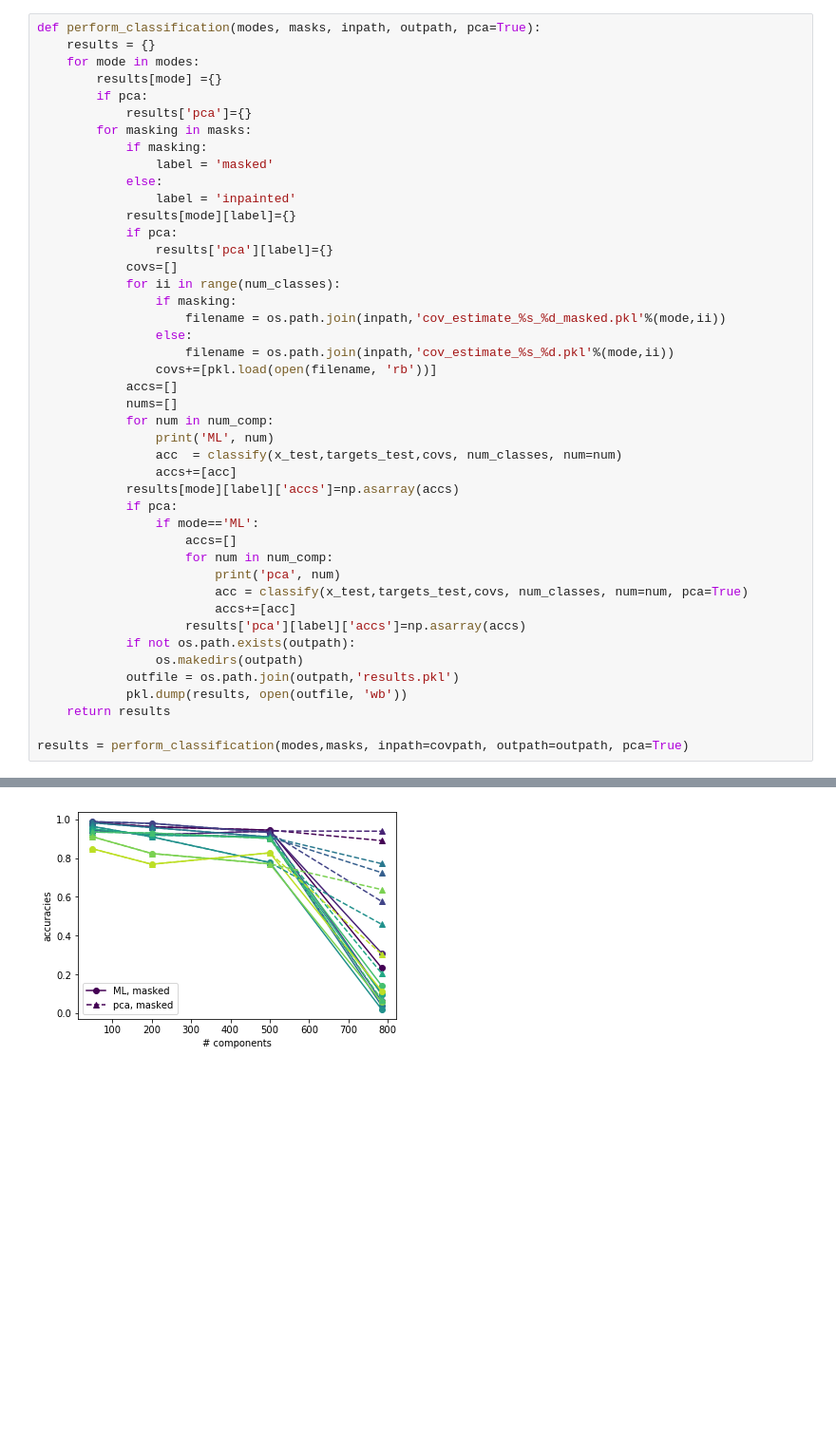
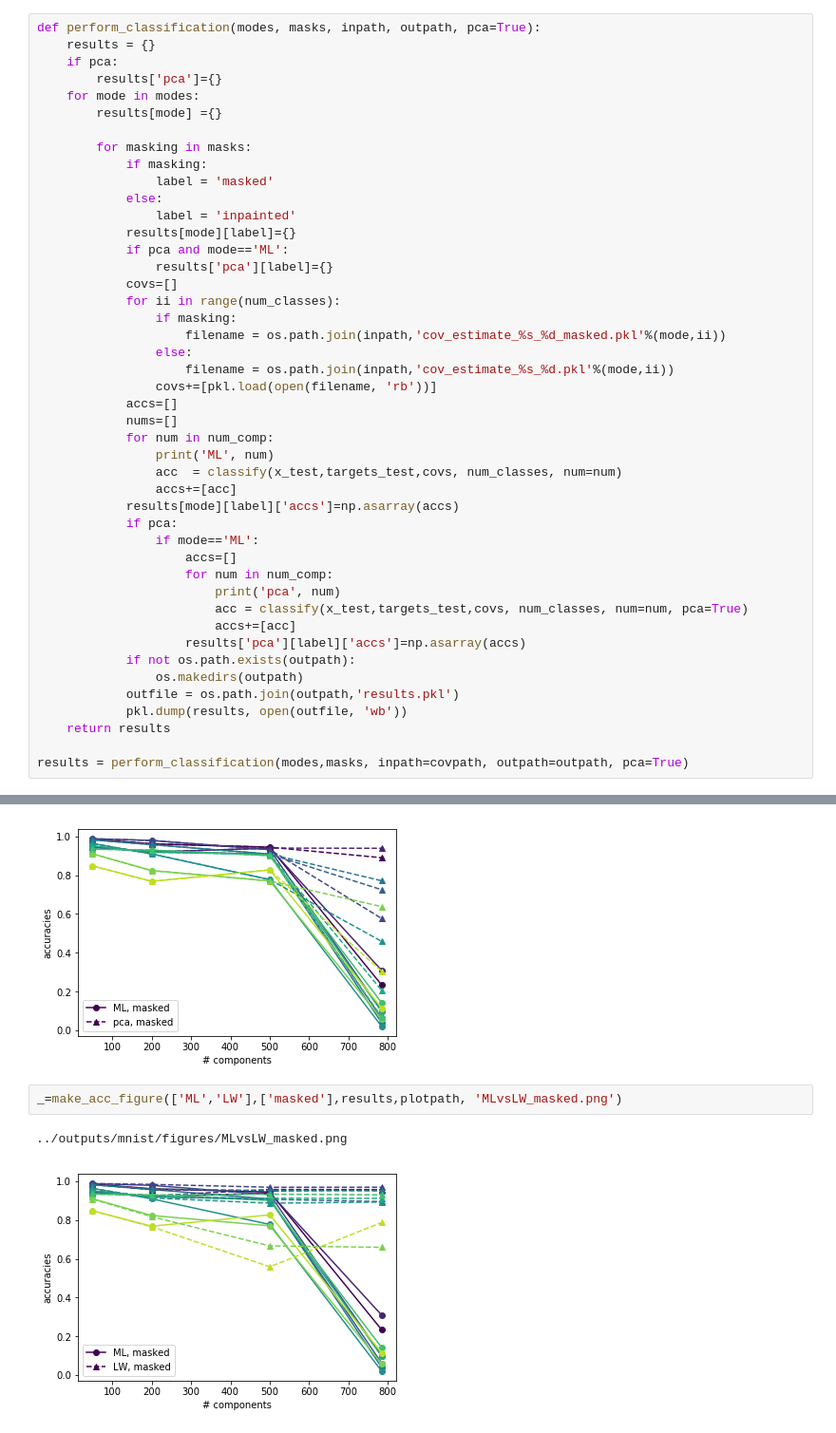
Before and after one commit to VMBoehm/pca-classifier, a Jupyter notebook: notebooks/ShrinkageExperiments.ipynb, the cells around one changed output, grey strips where cells are left out. Shown at 95% size. Drawn from its saved outputs; the diff is of its cells as text; blank space fills up the shorter version.

```diff
--- a/notebooks/ShrinkageExperiments.ipynb
+++ b/notebooks/ShrinkageExperiments.ipynb
@@ -245,17 +245,18 @@ def classify(data,labels,covs, num_classes, num, pca=False):
 # %%
 def perform_classification(modes, masks, inpath, outpath, pca=True):
     results = {}
+    if pca:
+        results['pca']={}
     for mode in modes:
         results[mode] ={}
-        if pca:
-            results['pca']={}
+
         for masking in masks:
             if masking:
                 label = 'masked'
             else:
                 label = 'inpainted'
             results[mode][label]={}
-            if pca:
+            if pca and mode=='ML':
                 results['pca'][label]={}
             covs=[]
             for ii in range(num_classes):
@@ -339,3 +357,8 @@ _=make_acc_figure(['ML','pca'],['masked'],results,plotpath, 'MLvsPCA.png')
 # %% [output]
 ../outputs/mnist/figures/MLvsPCA.png
 [figure]
+# %%
+_=make_acc_figure(['ML','LW'],['masked'],results,plotpath, 'MLvsLW_masked.png')
+# %% [output]
+../outputs/mnist/figures/MLvsLW_masked.png
+[figure, added]
```
Also changed, not shown: parts of 3 cells of this notebook, 1 other file.
